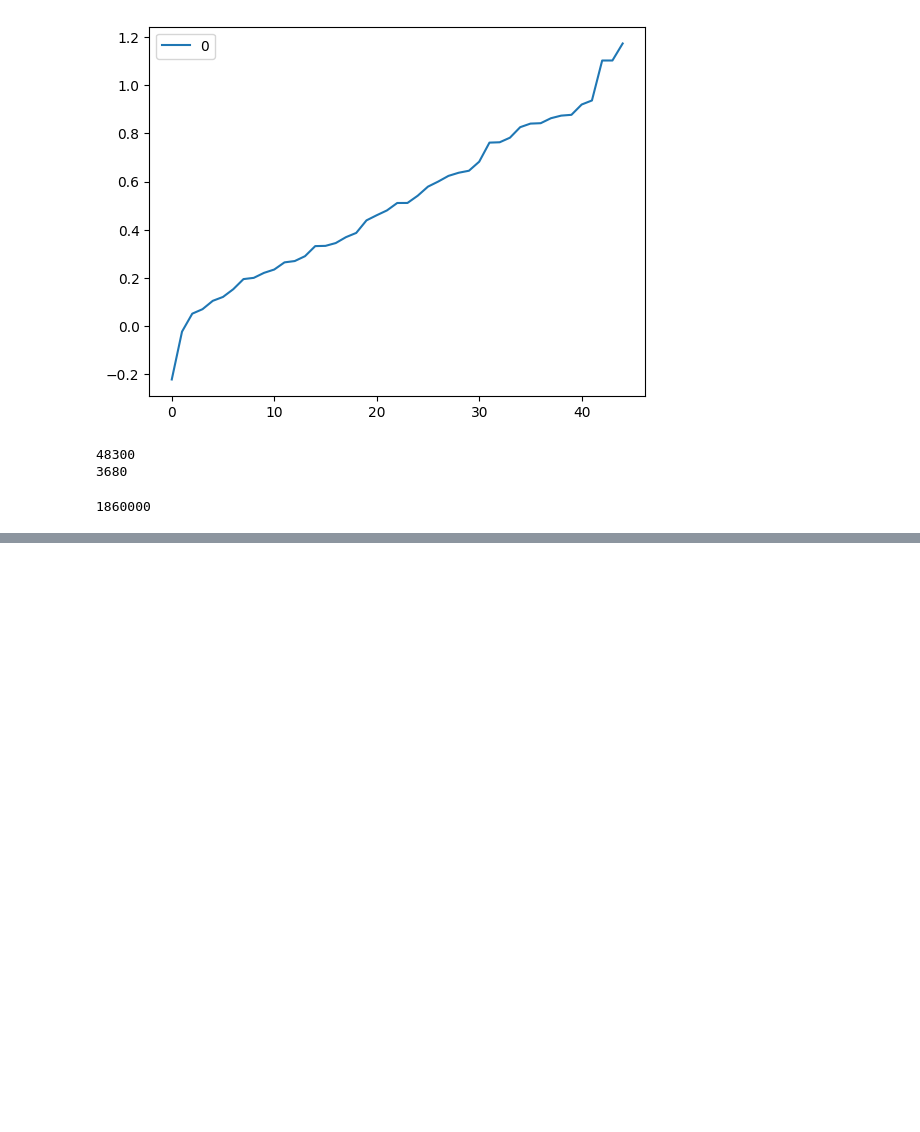
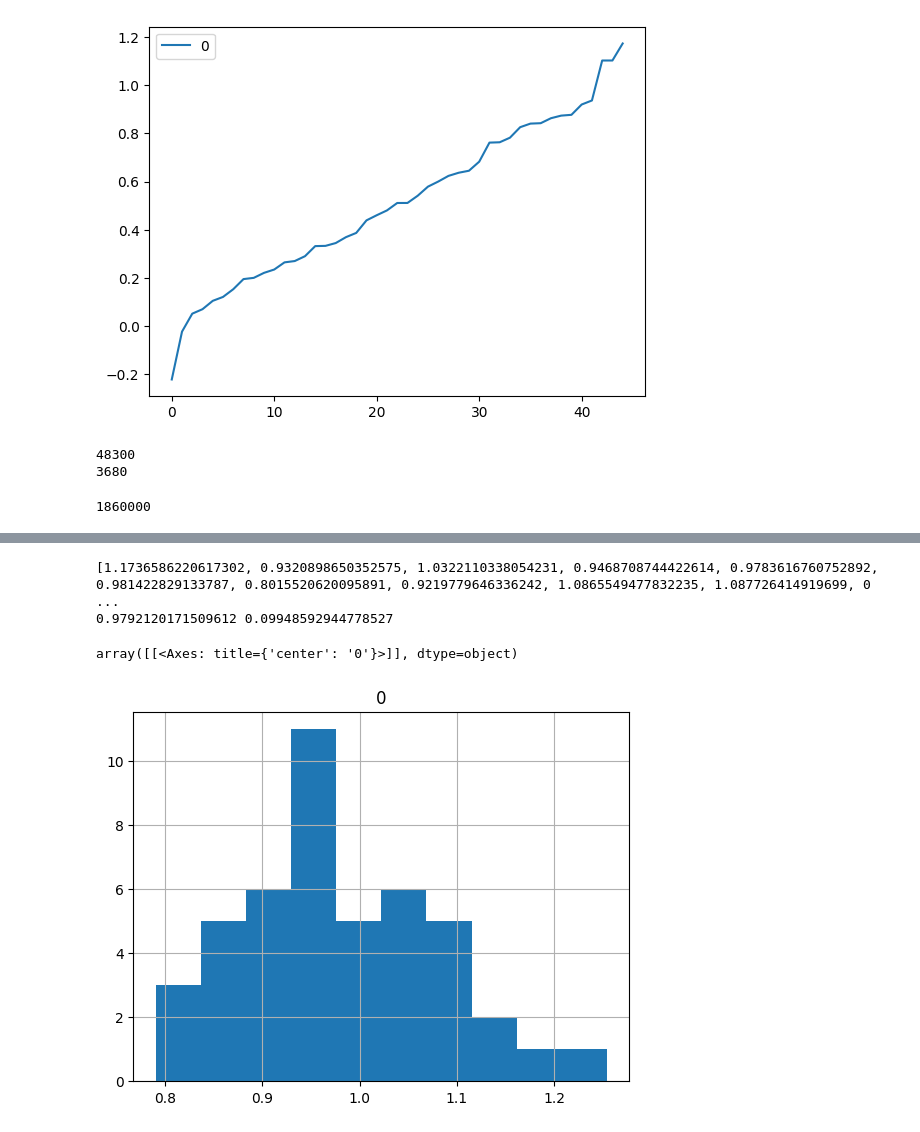
Before and after one commit to mahdinasseri/Normalized-Google-Distance, a Jupyter notebook: main.ipynb, the cells around one changed output, grey strips where cells are left out. Saved outputs shown, nothing was run; the diff lists cells and outputs as text; code cells hidden in the pictures; blank space fills up the shorter version.

```diff
--- a/main.ipynb
+++ b/main.ipynb
@@ -149,0 +152,20 @@ print(number_of_results(w1+" " +w2))
+# %%
+gpt_element_list = [
+    'Umbrella',
+    'Melody',
+    'Quartz',
+    'Falcon',
+    'Serendipity',
+    'Cactus',
+    'Whisker',
+    'Lantern',
+    'Glacier',
+    'Echo']
+gpt_matrix = pairwise_NGD(gpt_element_list, lan='en')
+m = pd.DataFrame(gpt_matrix)
+x = len(m)
+gpt_values = []
+for i in range(0,x):
+    for j in range(i+1,x):
+        #print(i,j, m.iloc[i,j])
+        gpt_values.append(m.iloc[i,j])
@@ -149,0 +190,11 @@ print(number_of_results(w1+" " +w2))
+# %%
+print(gpt_values)
+print(np.mean(gpt_values), np.std(gpt_values))
+# %% [output]
+[1.1736586220617302, 0.9320898650352575, 1.0322110338054231, 0.9468708744422614, 0.9783616760752892, 0.981422829133787, 0.8015520620095891, 0.9219779646336242, 1.0865549477832235, 1.087726414919699, 0 ...
+0.9792120171509612 0.09948592944778527
+# %%
+pd.DataFrame(gpt_values).hist(bins=10)
+# %% [output]
+array([[<Axes: title={'center': '0'}>]], dtype=object)
+[figure, added]
```
Also changed, not shown: parts of 7 cells of this notebook, 1 other file.
